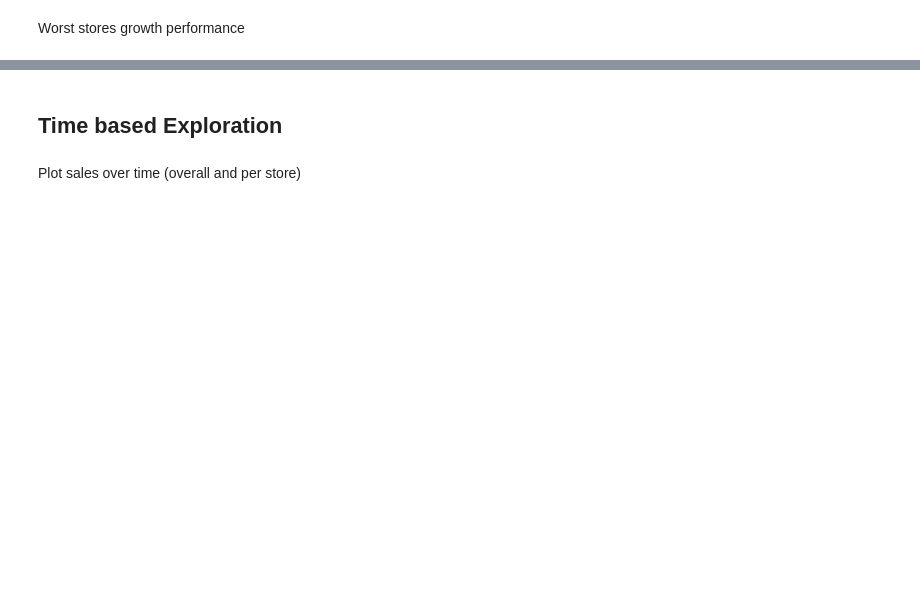
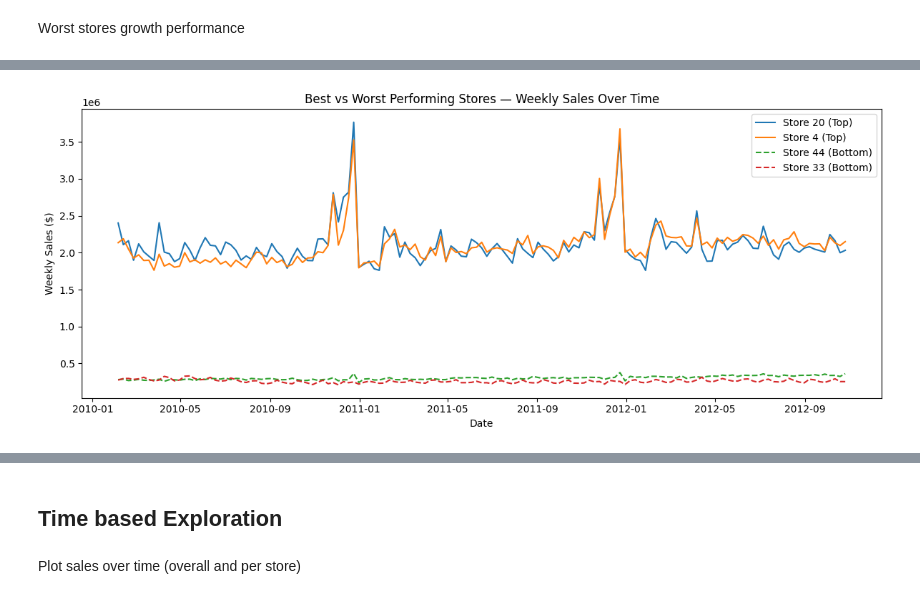
Before and after one commit to BenRyan-8/MarketingAnalytics_CA, a Jupyter notebook: marketinganalyticsCA.ipynb, the cells around one changed output, grey strips where cells are left out. Drawn from its saved outputs; the diff is of its cells as text; code cells hidden in the pictures; blank space fills up the shorter version.

```diff
--- a/marketinganalyticsCA.ipynb
+++ b/marketinganalyticsCA.ipynb
@@ -164,0 +217,19 @@ Worst stores growth performance
+# %%
+plt.figure(figsize=(12, 5))
+
+for store in best_performers.index:
+    store_data = top_data[top_data['Store'] == store].sort_values('Date')
+    plt.plot(store_data['Date'], store_data['Weekly_Sales'], label=f'Store {store} (Top)', linestyle='-')
+
+for store in worst_performers.index:
+    store_data = bottom_data[bottom_data['Store'] == store].sort_values('Date')
+    plt.plot(store_data['Date'], store_data['Weekly_Sales'], label=f'Store {store} (Bottom)', linestyle='--')
+
+plt.title("Best vs Worst Performing Stores — Weekly Sales Over Time")
+plt.xlabel("Date")
+plt.ylabel("Weekly Sales ($)")
+plt.legend()
+plt.tight_layout()
+plt.show()
+# %% [output]
+[figure, added]
```
Also changed, not shown: parts of 21 cells of this notebook.
